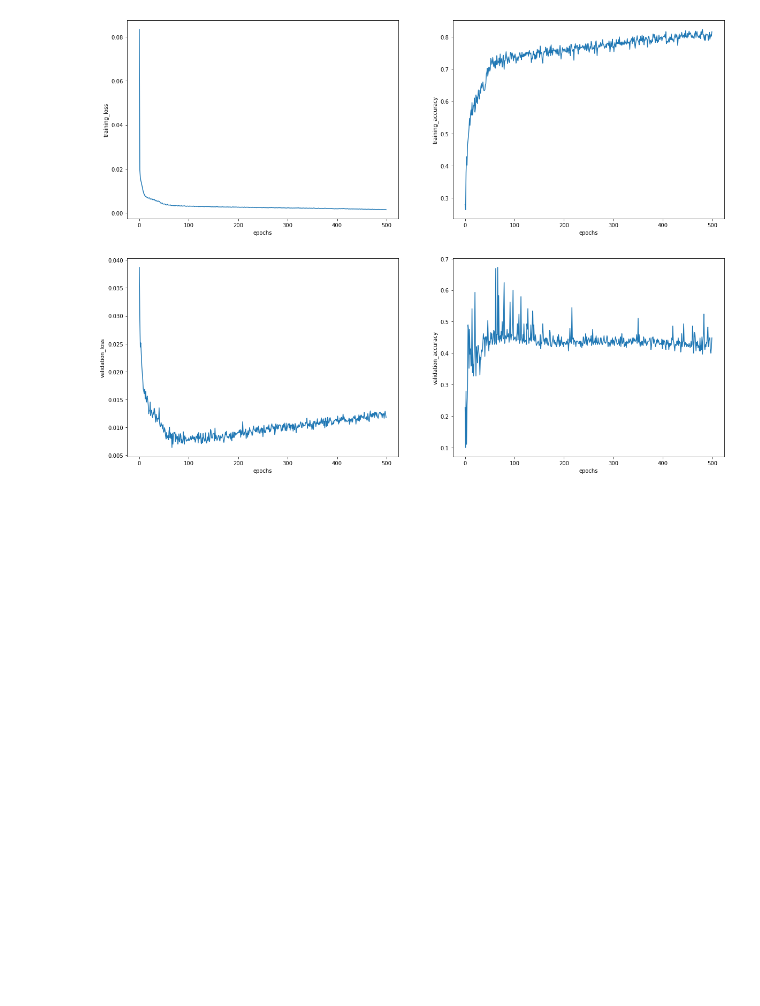
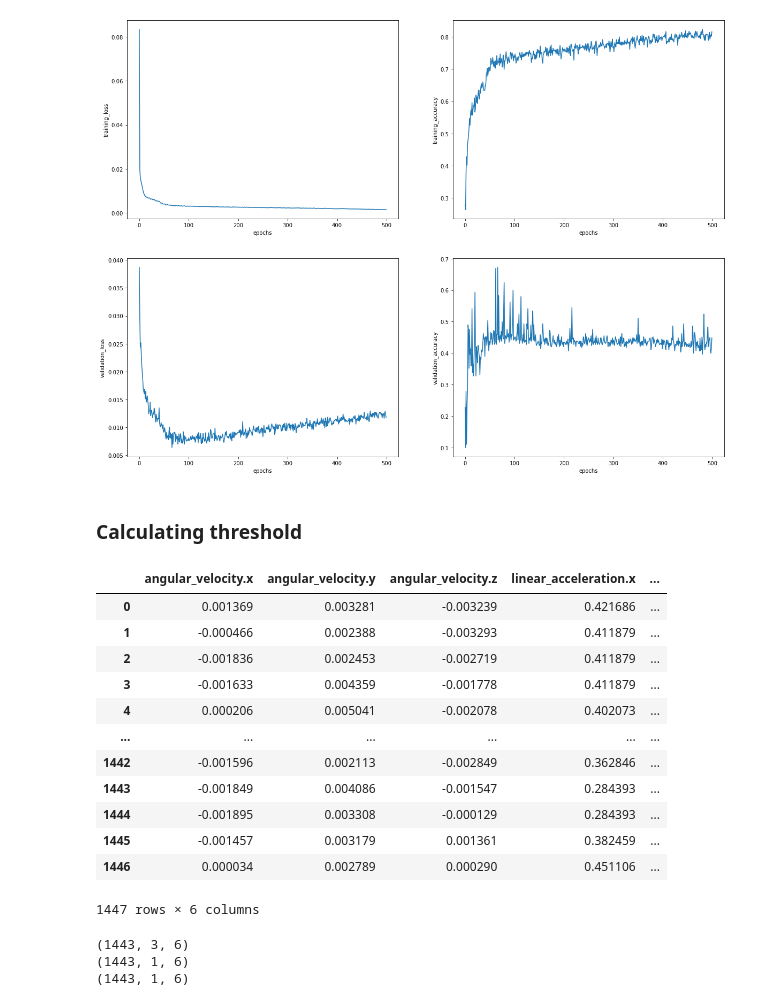
Before and after one commit to Chumsy0725/ICAS-2021, a Jupyter notebook: IMU/Model Training/Multivariate_LSTM_Model.ipynb, the cells around one changed output. Cells and saved outputs as stored; diff of their text form; code cells hidden in the pictures; blank space fills up the shorter version.

```diff
--- a/IMU/Model Training/Multivariate_LSTM_Model.ipynb
+++ b/IMU/Model Training/Multivariate_LSTM_Model.ipynb
@@ -250,7 +250,23 @@ fig.savefig('validation_accuracy.png',transparent=True)
 plt.show()
 # %% [output]
 [figure]
+# %% [markdown]
+### Calculating threshold
 # %%
-# Calculating threshold
 
-dataframe = pd.read_csv('../extract-data/ICAB1/icab1-mavros-imu-data.csv', usecols=[18,19,20,30,31,32])
+df_thr = pd.read_csv('../extract-data/ICAB1/icab1-mavros-imu-data.csv', usecols=[18,19,20,30,31,32])
+df_thr
+# %% [output]
+|  | angular_velocity.x | angular_velocity.y | angular_velocity.z | linear_acceleration.x | ... |
+| 0 | 0.001369 | 0.003281 | -0.003239 | 0.421686 | ... |
+| 1 | -0.000466 | 0.002388 | -0.003293 | 0.411879 | ... |
+| 2 | -0.001836 | 0.002453 | -0.002719 | 0.411879 | ... |
+| 3 | -0.001633 | 0.004359 | -0.001778 | 0.411879 | ... |
+| 4 | 0.000206 | 0.005041 | -0.002078 | 0.402073 | ... |
+| ... | ... | ... | ... | ... | ... |
+| 1442 | -0.001596 | 0.002113 | -0.002849 | 0.362846 | ... |
+| 1443 | -0.001849 | 0.004086 | -0.001547 | 0.284393 | ... |
+| 1444 | -0.001895 | 0.003308 | -0.000129 | 0.284393 | ... |
+| 1445 | -0.001457 | 0.003179 | 0.001361 | 0.382459 | ... |
+| 1446 | 0.000034 | 0.002789 | 0.000290 | 0.451106 | ... |
+1447 rows × 6 columns
@@ -256,0 +285,12 @@ dataframe = pd.read_csv('../extract-data/ICAB1/icab1-mavros-imu-data.csv', useco
+# %%
+# Create a prediction
+
+pred_val = model.predict([x_thresh,x_thres_zero])
+
+print(x_thresh.shape)
+print(pred_val.shape)
+print(y_thresh.shape)
+# %% [output]
+(1443, 3, 6)
+(1443, 1, 6)
+(1443, 1, 6)
```
Also changed, not shown: parts of 5 cells of this notebook.
